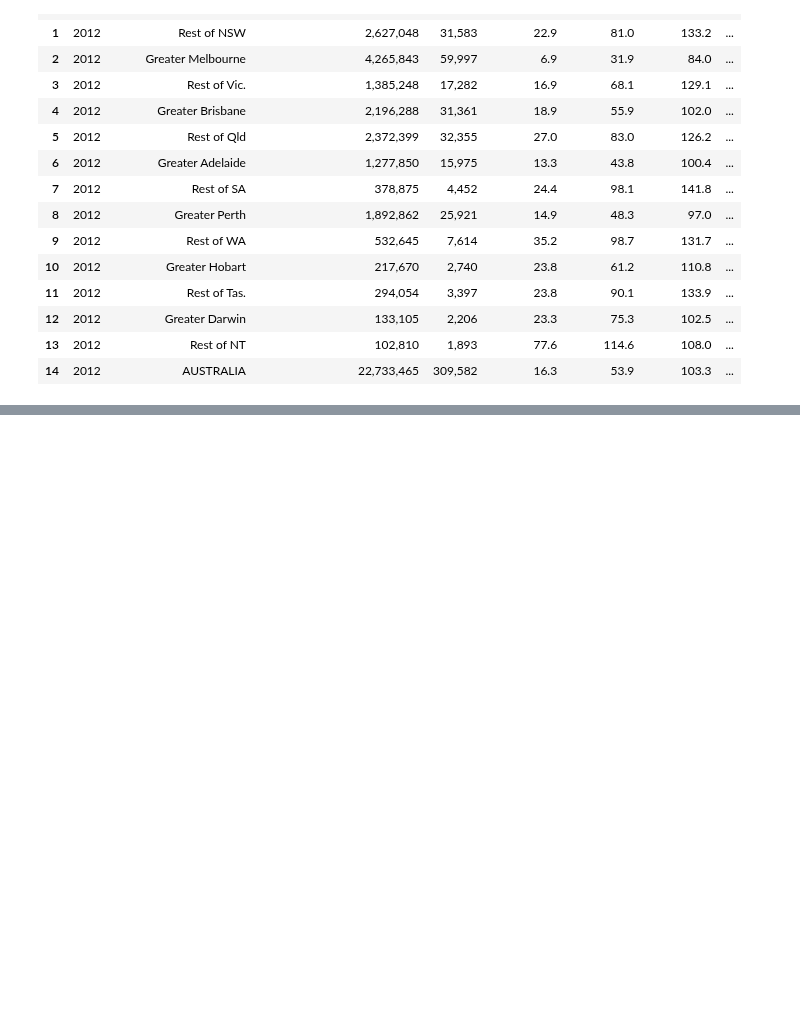
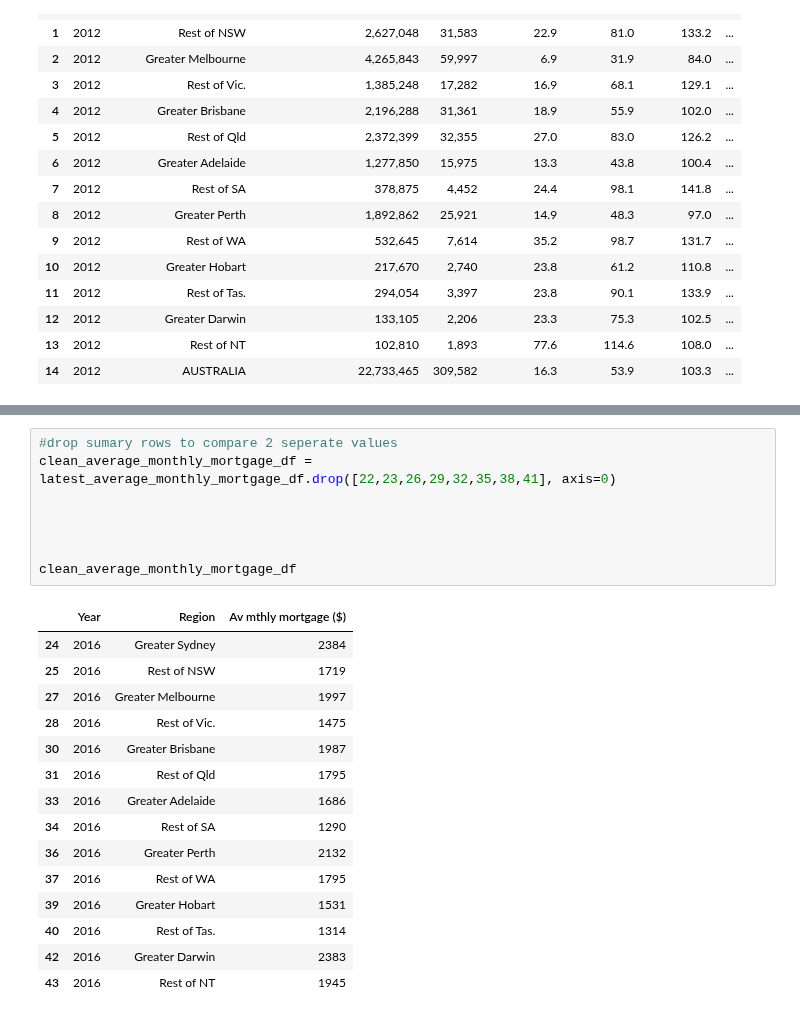
Before and after one commit to NathanJPotter/Team-Project-1, a Jupyter notebook: Project 1.ipynb, the cells around one changed output, grey strips where cells are left out. Drawn from its saved outputs; the diff is of its cells as text; blank space fills up the shorter version.

```diff
--- a/Project 1.ipynb
+++ b/Project 1.ipynb
@@ -674,0 +701,24 @@ birth_data_df.head(15)
+# %%
+#drop sumary rows to compare 2 seperate values
+clean_average_monthly_mortgage_df = latest_average_monthly_mortgage_df.drop([22,23,26,29,32,35,38,41], axis=0)
+
+
+
+
+clean_average_monthly_mortgage_df
+# %% [output]
+|  | Year | Region | Av mthly mortgage ($) |
+| 24 | 2016 | Greater Sydney | 2384 |
+| 25 | 2016 | Rest of NSW | 1719 |
+| 27 | 2016 | Greater Melbourne | 1997 |
+| 28 | 2016 | Rest of Vic. | 1475 |
+| 30 | 2016 | Greater Brisbane | 1987 |
+| 31 | 2016 | Rest of Qld | 1795 |
+| 33 | 2016 | Greater Adelaide | 1686 |
+| 34 | 2016 | Rest of SA | 1290 |
+| 36 | 2016 | Greater Perth | 2132 |
+| 37 | 2016 | Rest of WA | 1795 |
+| 39 | 2016 | Greater Hobart | 1531 |
+| 40 | 2016 | Rest of Tas. | 1314 |
+| 42 | 2016 | Greater Darwin | 2383 |
+| 43 | 2016 | Rest of NT | 1945 |
```
Also changed, not shown: parts of 5 cells of this notebook.
